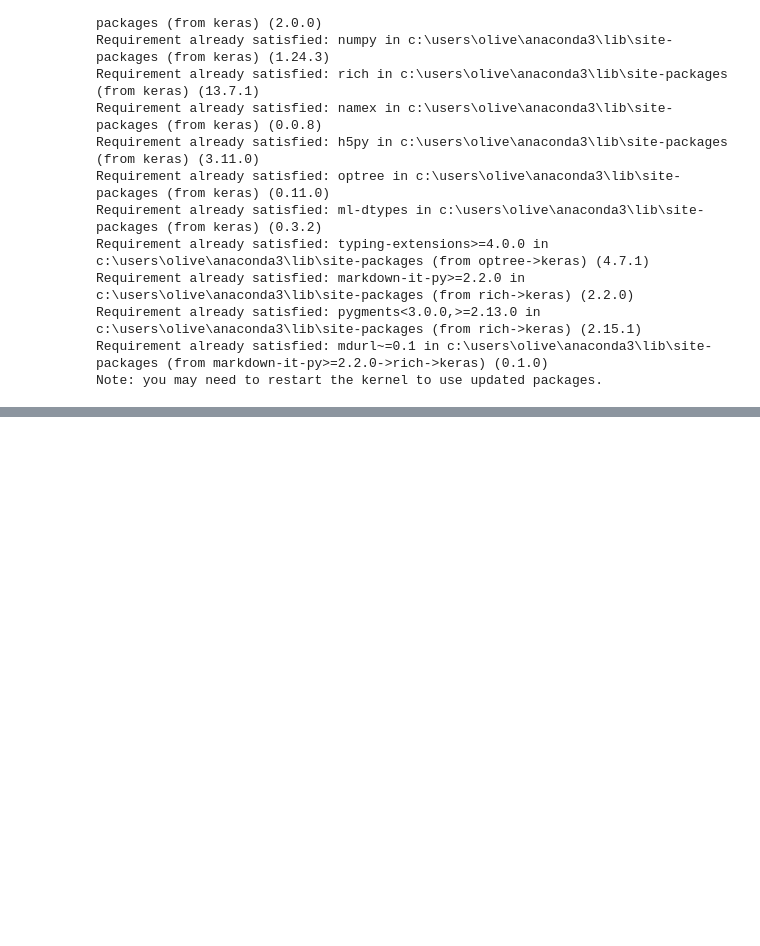
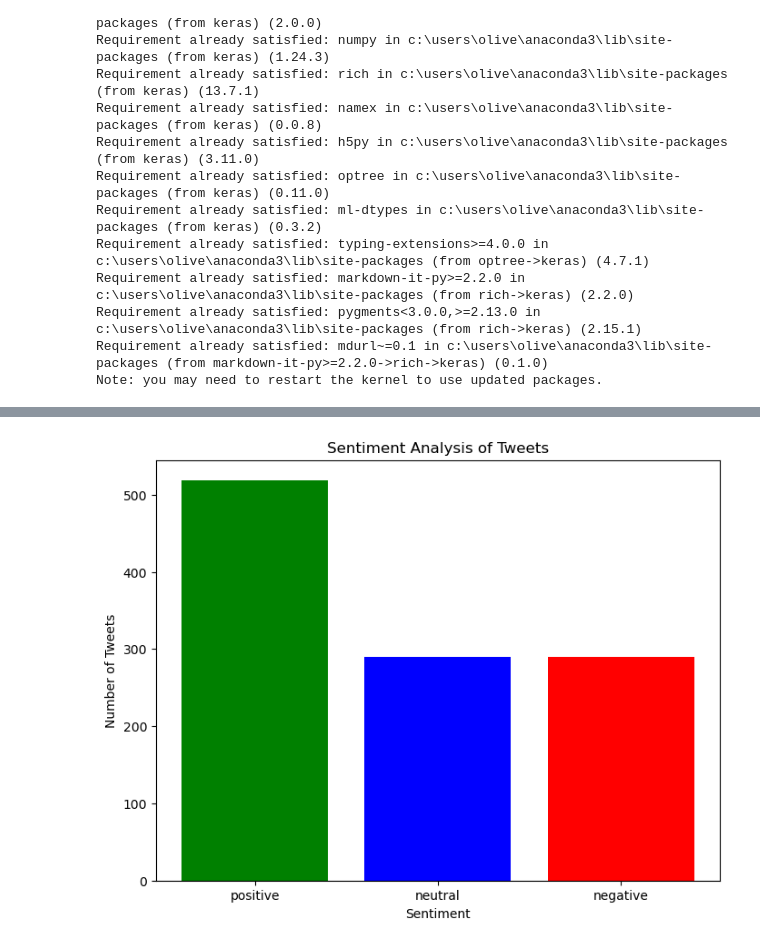
Before and after one commit to JeffOlima/ML_CA2, a Jupyter notebook: JeffersonOLima_ML_CA2.ipynb, the cells around one changed output, grey strips where cells are left out. Drawn from its saved outputs; the diff is of its cells as text; code cells hidden in the pictures; blank space fills up the shorter version.

Commit message:
Addition of the file Tweets.csv and performing Semantic Analysis

```diff
--- a/JeffersonOLima_ML_CA2.ipynb
+++ b/JeffersonOLima_ML_CA2.ipynb
@@ -155,0 +164,49 @@ Predicted Income (Random Forest Regressor): 67.57
+# %%
+import pandas as pd
+import re
+import nltk
+from nltk.sentiment.vader import SentimentIntensityAnalyzer
+import matplotlib.pyplot as plt
+
+# Load the dataset
+data = pd.read_csv('./Tweets.csv')
+
+# Function to clean the text data
+def preprocess_text(text):
+    text = re.sub(r'http\S+', '', text)  # Remove URLs
+    text = re.sub(r'@\w+', '', text)  # Remove mentions
+    text = re.sub(r'#\w+', '', text)  # Remove hashtags
+    text = re.sub(r'\n', '', text)  # Remove newline characters
+    text = re.sub(r'[^A-Za-z\s]', '', text)  # Keep only alphabetic characters
+    text = text.lower().strip()  # Convert to lowercase and strip whitespace
+    return text
+
+# Handle missing values in the 'text' column
+data['text'] = data['text'].fillna('')
+
+# Apply the text cleaning function
+data['cleaned_text'] = data['text'].apply(preprocess_text)
+
+# Download the VADER lexicon
+nltk.download('vader_lexicon')
+analyzer = SentimentIntensityAnalyzer()
+
+# Function to get sentiment scores
+def analyze_sentiment(text):
+    return analyzer.polarity_scores(text)
+
+data['sentiment'] = data['cleaned_text'].apply(analyze_sentiment)
+data['compound'] = data['sentiment'].apply(lambda score_dict: score_dict['compound'])
+data['sentiment_label'] = data['compound'].apply(
+    lambda score: 'positive' if score >= 0.05 else ('negative' if score <= -0.05 else 'neutral')
+)
+
+# Plot the sentiment distribution
+sentiment_distribution = data['sentiment_label'].value_counts()
+plt.figure(figsize=(8, 6))
+plt.bar(sentiment_distribution.index, sentiment_distribution.values, color=['green', 'blue', 'red'])
+plt.xlabel('Sentiment')
+plt.ylabel('Number of Tweets')
+plt.title('Sentiment Analysis of Tweets')
+plt.show()
+# %% [output]
@@ -155,0 +215 @@ Predicted Income (Random Forest Regressor): 67.57
+[figure, added]
```
Also changed, not shown: parts of 5 cells of this notebook, 1 other file.
